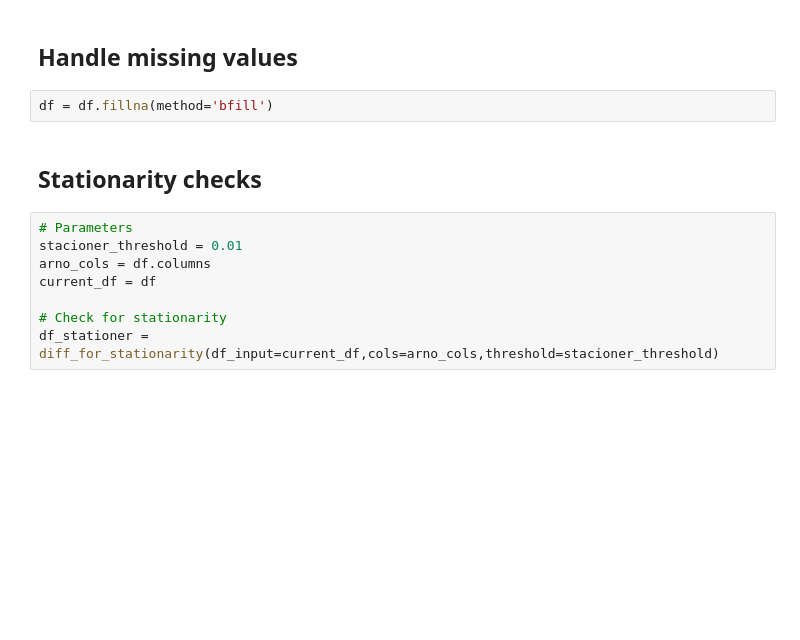
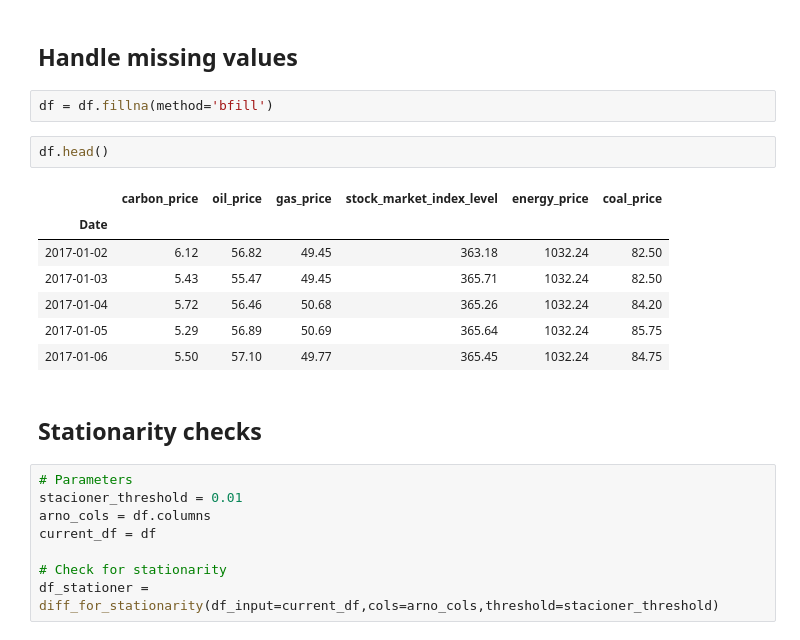
Before and after one commit to paparon96/Sustainability, a Jupyter notebook: Carbon_price_prediction/Notebooks/daily_carbon_price_pred_v1.ipynb, the cells around one changed output. Cells and saved outputs as stored; diff of their text form; blank space fills up the shorter version.

```diff
--- a/Carbon_price_prediction/Notebooks/daily_carbon_price_pred_v1.ipynb
+++ b/Carbon_price_prediction/Notebooks/daily_carbon_price_pred_v1.ipynb
@@ -159,6 +159,16 @@ plt.show()
 ## Handle missing values
 # %%
 df = df.fillna(method='bfill')
+# %%
+df.head()
+# %% [output]
+|  | carbon_price | oil_price | gas_price | stock_market_index_level | energy_price | coal_price |
+| Date |  |  |  |  |  |  |
+| 2017-01-02 | 6.12 | 56.82 | 49.45 | 363.18 | 1032.24 | 82.50 |
+| 2017-01-03 | 5.43 | 55.47 | 49.45 | 365.71 | 1032.24 | 82.50 |
+| 2017-01-04 | 5.72 | 56.46 | 50.68 | 365.26 | 1032.24 | 84.20 |
+| 2017-01-05 | 5.29 | 56.89 | 50.69 | 365.64 | 1032.24 | 85.75 |
+| 2017-01-06 | 5.50 | 57.10 | 49.77 | 365.45 | 1032.24 | 84.75 |
 # %% [markdown]
 ## Stationarity checks
 # %%
```
Also changed, not shown: parts of 7 cells of this notebook.
